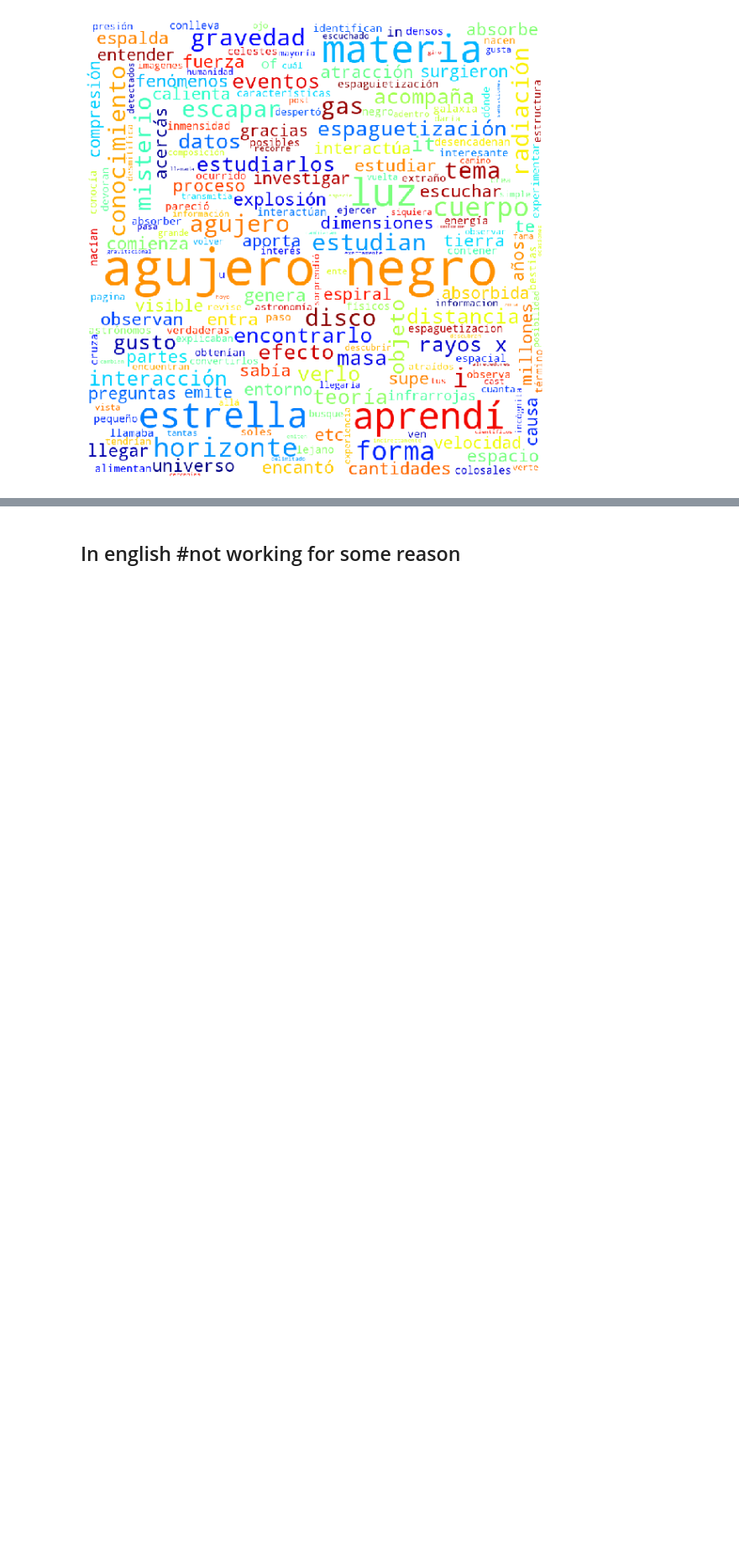
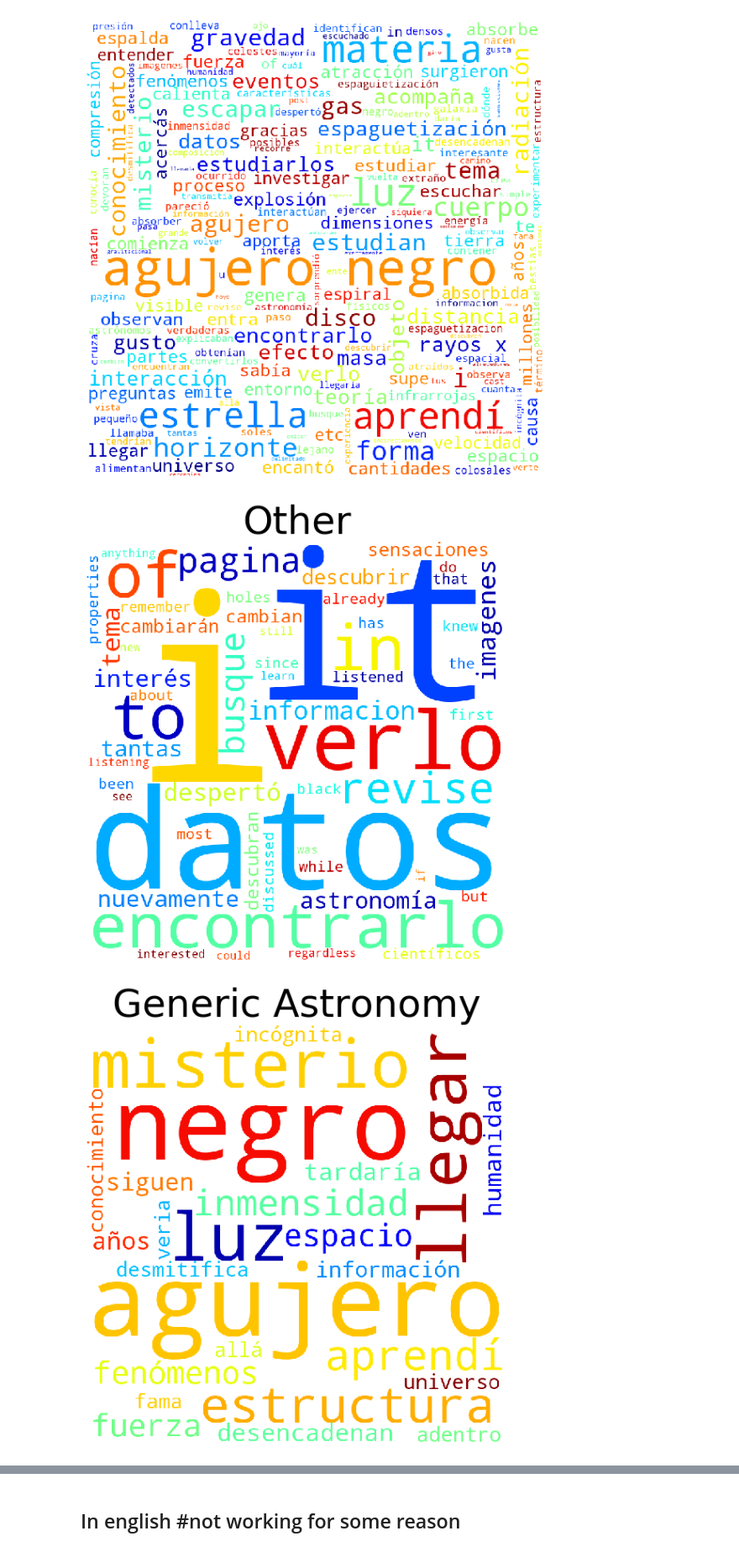
Before and after one commit to lorenzozanisi/astroarteagujero, a Jupyter notebook: WordCloud.ipynb, the cells around one changed output, grey strips where cells are left out. Shown at 84% size. Cells and saved outputs as stored; diff of their text form; code cells hidden in the pictures; blank space fills up the shorter version.

```diff
--- a/WordCloud.ipynb
+++ b/WordCloud.ipynb
@@ -79,3 +79,5 @@ plt.axis("off")
 plt.tight_layout(pad = 0)
 # %% [output]
 [figure]
+# %%
+learning = pd.read_csv('Learning_coded.csv')
@@ -81,0 +86,14 @@ plt.tight_layout(pad = 0)
+# %%
+merged = pd.concat([artists, learning['Coded learning (artists)']], axis=1)
+for i,label in  zip(np.arange(1,6,1), ['Other','Generic Astronomy','Basic','Advanced','Research specific']):
+
+    wordcloud = make_worldcloud(stopwords,merged[merged['Coded learning (artists)']==i],language='Spanish')
+    plt.figure(figsize = (8, 8), facecolor = None)
+    plt.imshow(wordcloud)
+    plt.title(label)
+    plt.axis("off")
+    plt.tight_layout(pad = 0)
+    plt.savefig(f'./artists_results/wordcloud_{label}.png')
+# %% [output]
+[figure, added]
+[figure, added]
```
Also changed, not shown: parts of 4 cells of this notebook, 2 other files.
